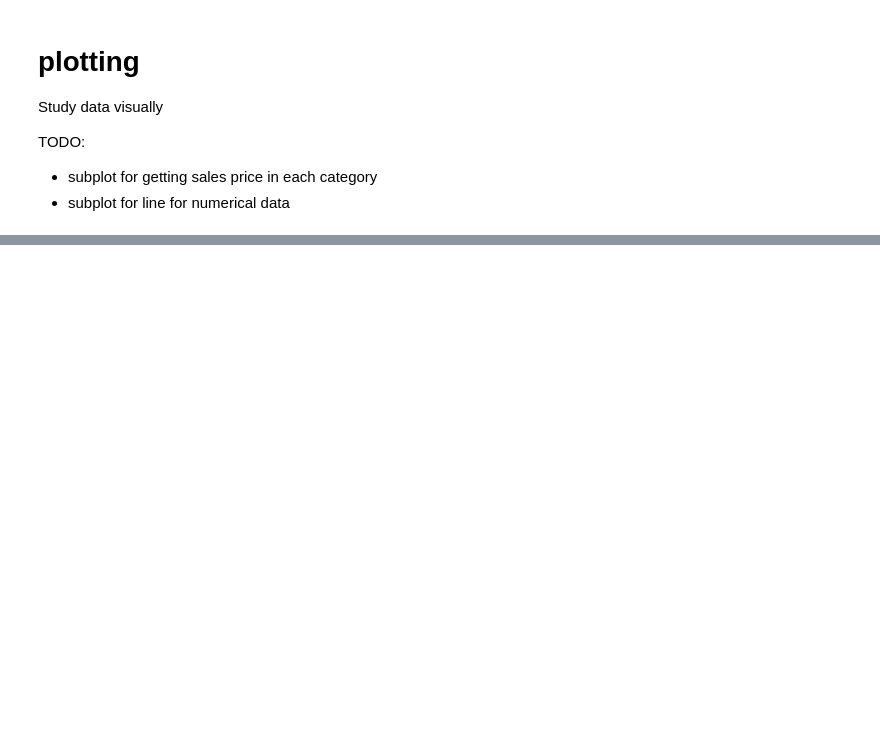
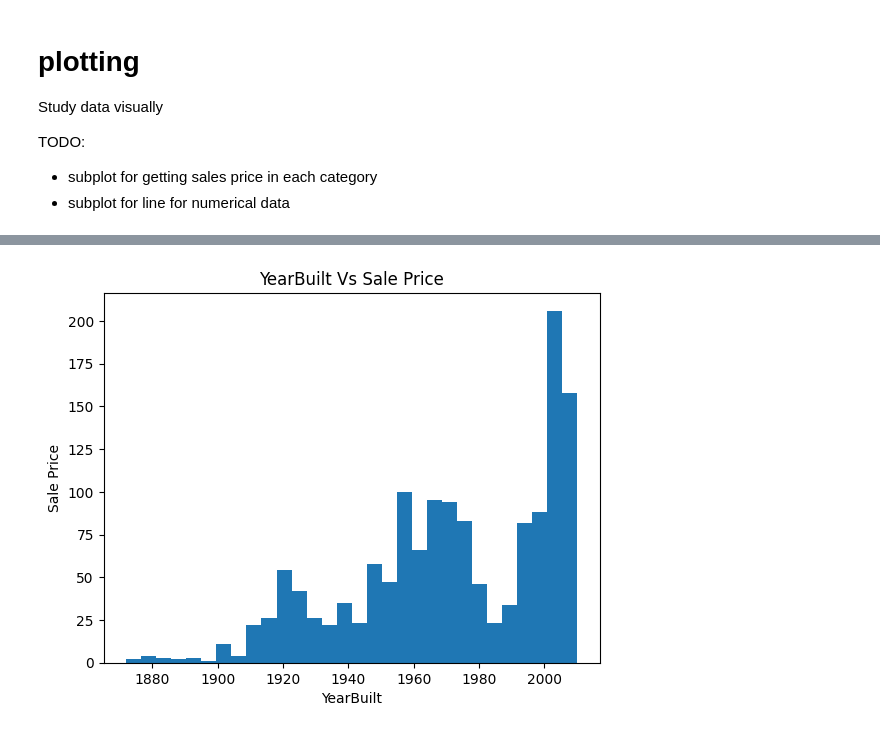
Before and after one commit to PyDevC/assignments, a Jupyter notebook: DS-experiments/unit1/house-price-prediction.ipynb, the cells around one changed output, grey strips where cells are left out. Saved outputs shown, nothing was run; the diff lists cells and outputs as text; code cells hidden in the pictures; blank space fills up the shorter version.

```diff
--- a/DS-experiments/unit1/house-price-prediction.ipynb
+++ b/DS-experiments/unit1/house-price-prediction.ipynb
@@ -182,7 +182,7 @@ import matplotlib.pyplot as plt
 %matplotlib inline
 # %%
 def histogram(data, name):
-    plt.hist(data, bins=30, color='', )
+    plt.hist(data, bins=30)
     plt.xlabel(name)
     plt.ylabel('Sale Price')
     plt.title(f'{name} Vs Sale Price')
@@ -209,0 +195,4 @@ for column in cat_df.columns:
+# %%
+histogram(df.YearBuilt, "YearBuilt")
+# %% [output]
+[figure, added]
```
Also changed, not shown: parts of 3 cells of this notebook, 3 other files.
